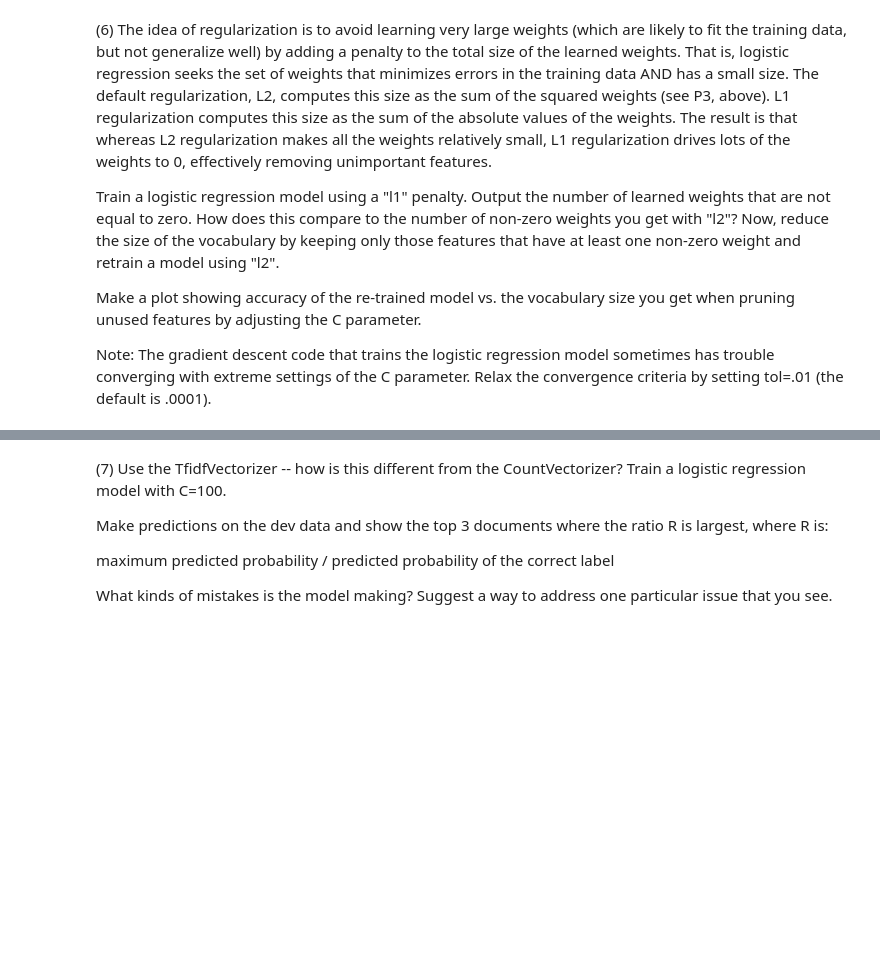
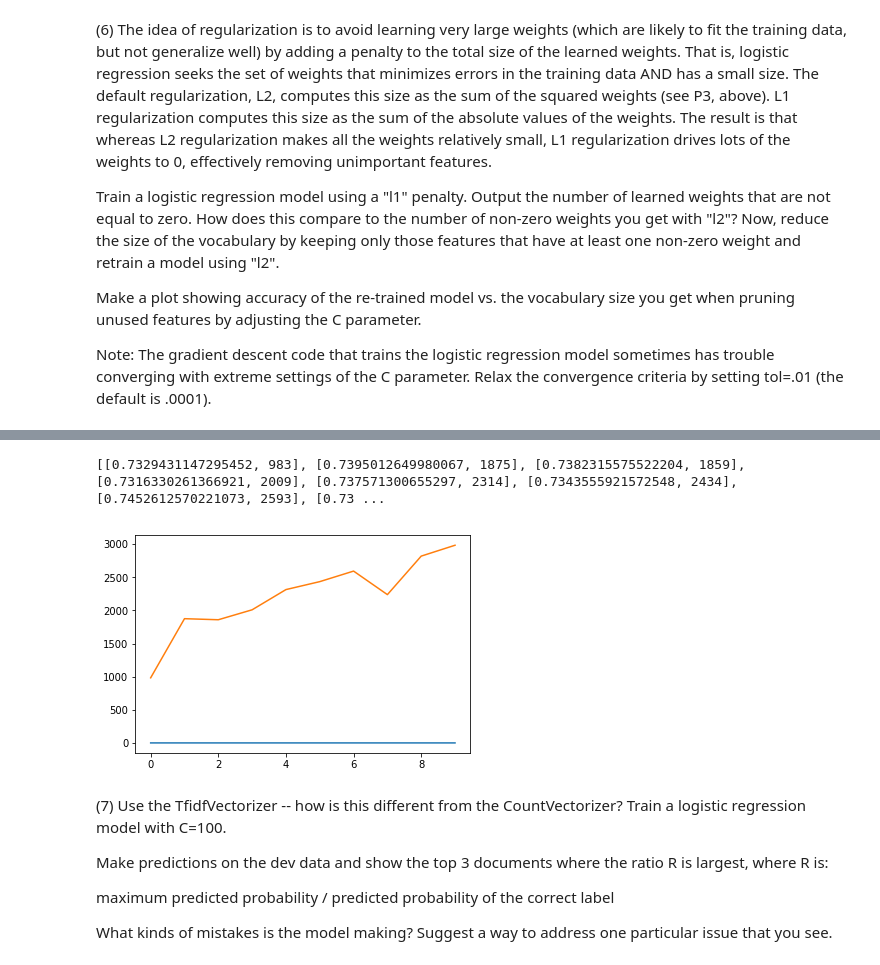
Before and after one commit to kevinhanna/W207_Projects, a Jupyter notebook: Kevin_Hanna_p2.ipynb, the cells around one changed output, grey strips where cells are left out. Cells and saved outputs as stored; diff of their text form; code cells hidden in the pictures; blank space fills up the shorter version.

```diff
--- a/Kevin_Hanna_p2.ipynb
+++ b/Kevin_Hanna_p2.ipynb
@@ -743,3 +721,11 @@ Using C=2.0 resulted in F1: 0.7077260954879792
+# %%
+fig = plt.figure()
+ax = plt.axes()
+
+ax.plot(p6_results_X, p6_results_y);
+# %% [output]
+[[0.7329431147295452, 983], [0.7395012649980067, 1875], [0.7382315575522204, 1859], [0.7316330261366921, 2009], [0.737571300655297, 2314], [0.7343555921572548, 2434], [0.7452612570221073, 2593], [0.73 ...
+[figure, added]
 # %% [markdown]
 (7) Use the TfidfVectorizer -- how is this different from the CountVectorizer? Train a logistic regression model with C=100.
 
```
Also changed, not shown: parts of 11 cells of this notebook.
